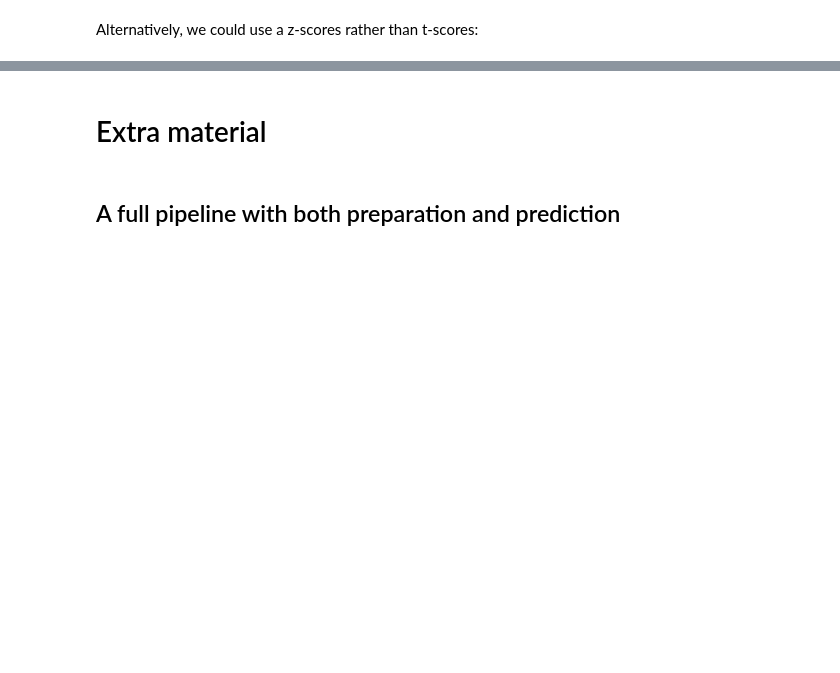
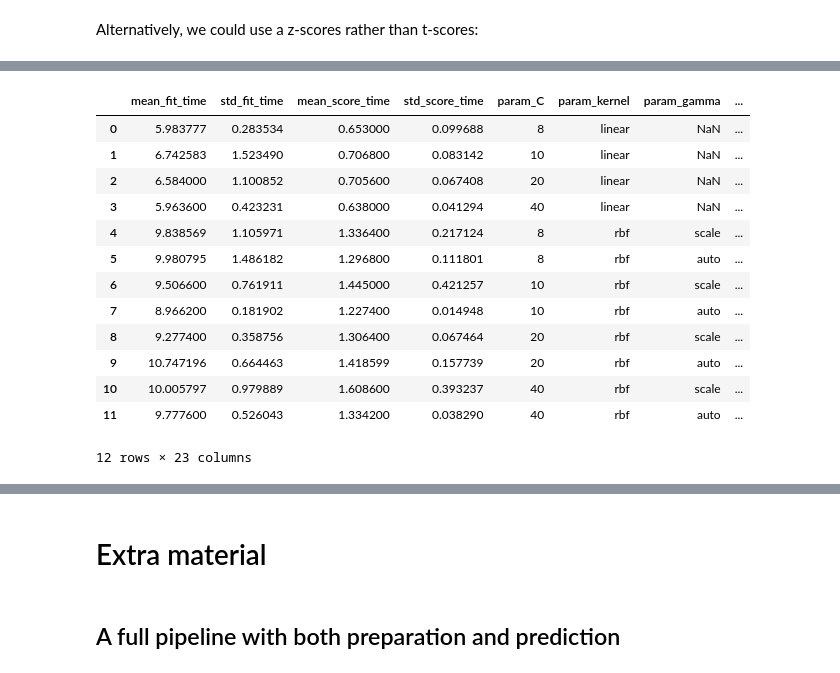
Before and after one commit to yu-yang-sjtu/handson-ml2, a Jupyter notebook: 02_end_to_end_machine_learning_project-MB.ipynb, the cells around one changed output, grey strips where cells are left out. Saved outputs shown, nothing was run; the diff lists cells and outputs as text; code cells hidden in the pictures; blank space fills up the shorter version.

```diff
--- a/02_end_to_end_machine_learning_project-MB.ipynb
+++ b/02_end_to_end_machine_learning_project-MB.ipynb
@@ -998,0 +1096,16 @@ np.sqrt(mean - zmargin), np.sqrt(mean + zmargin)
+# %%
+from sklearn.model_selection import GridSearchCV
+
+param_grid = [
+    # try 12 (3×4) combinations of hyperparameters
+    {'kernel': ['linear'], 'C': [8.0, 10.0, 20.0, 40.0]},
+    # then try 6 (2×3) combinations with bootstrap set as False
+    {'kernel': ['rbf'], 'C': [8.0, 10.0, 20.0, 40.0], 'gamma': ['scale', 'auto']},
+  ]
+
+svm_reg = SVR()
+# train across 5 folds, that's a total of (12+6)*5=90 rounds of training
+grid_search = GridSearchCV(svm_reg, param_grid, cv=5,
+                           scoring='neg_mean_squared_error',
+                           return_train_score=True)
+grid_search.fit(housing_prepared, housing_labels)
@@ -998,0 +1152,17 @@ np.sqrt(mean - zmargin), np.sqrt(mean + zmargin)
+# %%
+pd.DataFrame(grid_search.cv_results_)
+# %% [output]
+|  | mean_fit_time | std_fit_time | mean_score_time | std_score_time | param_C | param_kernel | param_gamma | ... |
+| 0 | 5.983777 | 0.283534 | 0.653000 | 0.099688 | 8 | linear | NaN | ... |
+| 1 | 6.742583 | 1.523490 | 0.706800 | 0.083142 | 10 | linear | NaN | ... |
+| 2 | 6.584000 | 1.100852 | 0.705600 | 0.067408 | 20 | linear | NaN | ... |
+| 3 | 5.963600 | 0.423231 | 0.638000 | 0.041294 | 40 | linear | NaN | ... |
+| 4 | 9.838569 | 1.105971 | 1.336400 | 0.217124 | 8 | rbf | scale | ... |
+| 5 | 9.980795 | 1.486182 | 1.296800 | 0.111801 | 8 | rbf | auto | ... |
+| 6 | 9.506600 | 0.761911 | 1.445000 | 0.421257 | 10 | rbf | scale | ... |
+| 7 | 8.966200 | 0.181902 | 1.227400 | 0.014948 | 10 | rbf | auto | ... |
+| 8 | 9.277400 | 0.358756 | 1.306400 | 0.067464 | 20 | rbf | scale | ... |
+| 9 | 10.747196 | 0.664463 | 1.418599 | 0.157739 | 20 | rbf | auto | ... |
+| 10 | 10.005797 | 0.979889 | 1.608600 | 0.393237 | 40 | rbf | scale | ... |
+| 11 | 9.777600 | 0.526043 | 1.334200 | 0.038290 | 40 | rbf | auto | ... |
+12 rows × 23 columns
```
Also changed, not shown: parts of 26 cells of this notebook.
